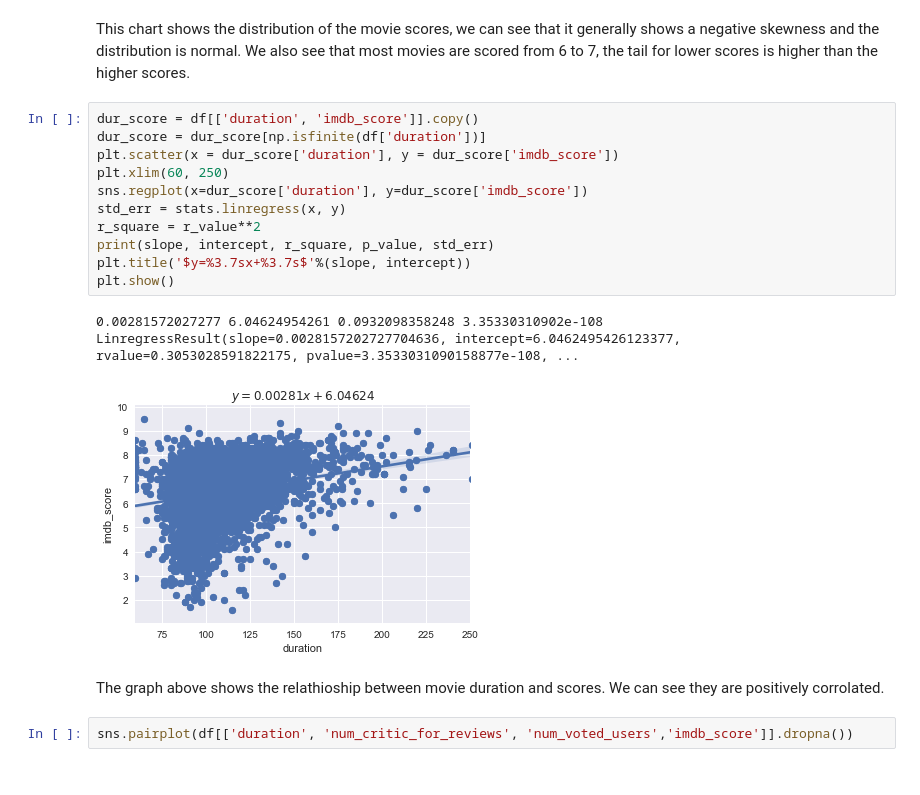
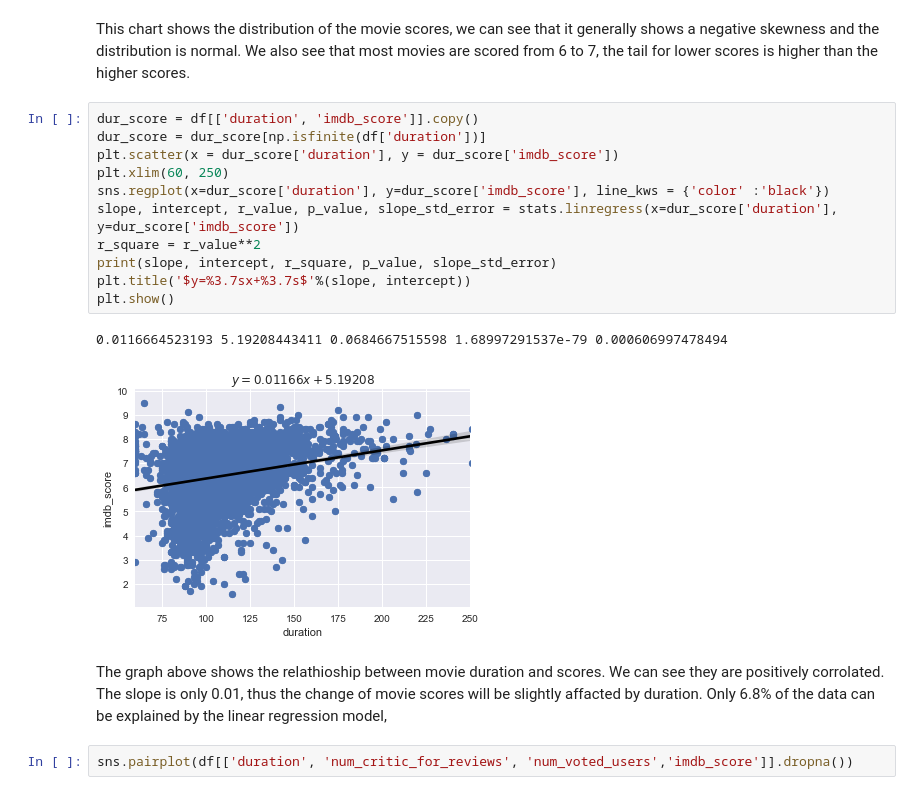
Before and after one commit to zhangtongds/IMDB-ratings-prediction, a Jupyter notebook: Prep course - Capstone.ipynb, the cells around one changed output. Cells and saved outputs as stored; diff of their text form.

```diff
--- a/Prep course - Capstone.ipynb
+++ b/Prep course - Capstone.ipynb
@@ -200,19 +206,19 @@ This chart shows the distribution of the movie scores, we can see that it genera
 # %%
 dur_score = df[['duration', 'imdb_score']].copy()
 dur_score = dur_score[np.isfinite(df['duration'])]
 plt.scatter(x = dur_score['duration'], y = dur_score['imdb_score'])
 plt.xlim(60, 250)
-sns.regplot(x=dur_score['duration'], y=dur_score['imdb_score'])
-std_err = stats.linregress(x, y)
+sns.regplot(x=dur_score['duration'], y=dur_score['imdb_score'], line_kws = {'color' :'black'})
+slope, intercept, r_value, p_value, slope_std_error = stats.linregress(x=dur_score['duration'], y=dur_score['imdb_score'])
 r_square = r_value**2
-print(slope, intercept, r_square, p_value, std_err)
+print(slope, intercept, r_square, p_value, slope_std_error)
 plt.title('$y=%3.7sx+%3.7s$'%(slope, intercept))
 plt.show()
 # %% [output]
-0.00281572027277 6.04624954261 0.0932098358248 3.35330310902e-108 LinregressResult(slope=0.0028157202727704636, intercept=6.0462495426123377, rvalue=0.3053028591822175, pvalue=3.3533031090158877e-108, ...
+0.0116664523193 5.19208443411 0.0684667515598 1.68997291537e-79 0.000606997478494
-[figure, old version]
+[figure, new version]
 # %% [markdown]
-The graph above shows the relathioship between movie duration and scores. We can see they are positively corrolated.
+The graph above shows the relathioship between movie duration and scores. We can see they are positively corrolated. The slope is only 0.01, thus the change of movie scores will be slightly affacted by duration. Only 6.8% of the data can be explained by the linear regression model,
 # %%
 sns.pairplot(df[['duration', 'num_critic_for_reviews', 'num_voted_users','imdb_score']].dropna())
 # %% [output]
```
Also changed, not shown: parts of 7 cells of this notebook.
